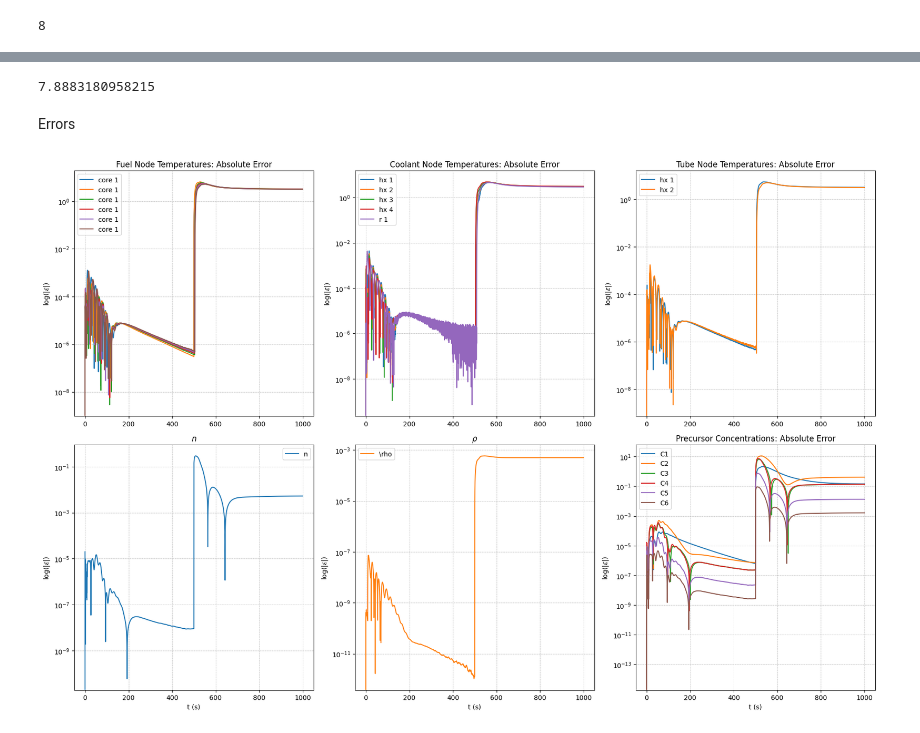
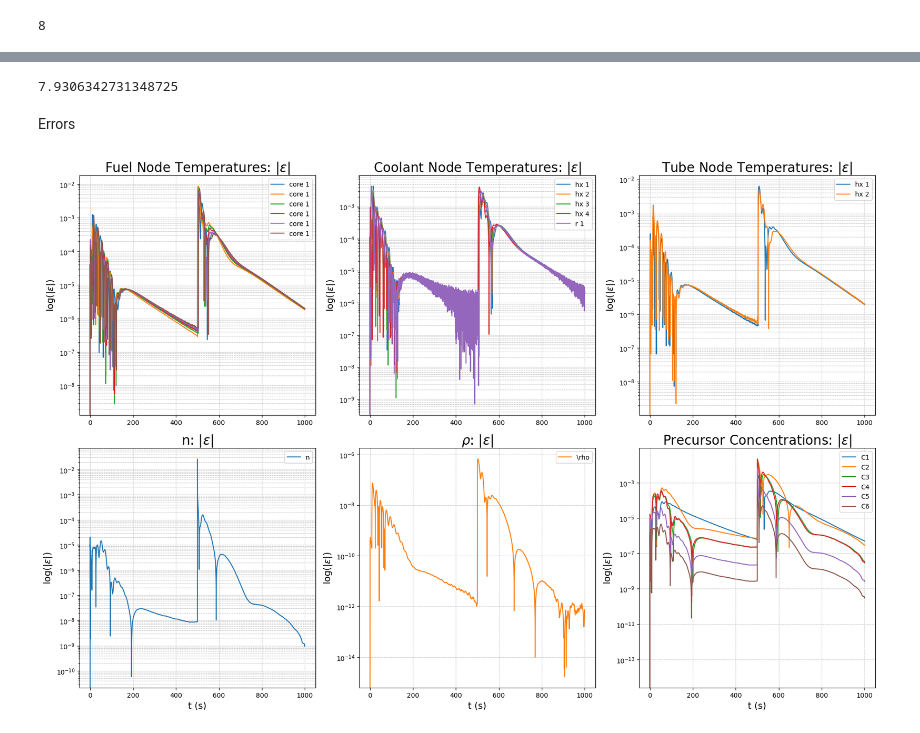
Before and after one commit to LukeLabrie/msc_eng_thesis, a Jupyter notebook: final_form/msre/model_validate.ipynb, the cells around one changed output, grey strips where cells are left out. Drawn from its saved outputs; the diff is of its cells as text; code cells hidden in the pictures.

```diff
--- a/final_form/msre/model_validate.ipynb
+++ b/final_form/msre/model_validate.ipynb
@@ -42,7 +42,7 @@ rho = Node(y0 = 0.0)
 
 # add reactivity input
 t_ins = 500
-inserted = 0.0
+inserted = 5e-4
 insert_duration = 0.0
 t_wd = 2500
 def rho_insert(t):
@@ -145,16 +145,16 @@ colors = ['tab:blue', 'tab:orange', 'tab:green', 'tab:red', 'tab:purple', 'tab:b
 
 # function to update the style of each axis
 def update_axis_style(ax, title, x_label='', y_label='', x_ticks=True):
-    ax.set_title(title)
-    ax.set_xlabel(x_label)
-    ax.set_ylabel(y_label)
+    ax.set_title(title,fontsize=20)
+    ax.set_xlabel(x_label,fontsize=14)
+    ax.set_ylabel(y_label,fontsize=14)
     ax.grid(True, which='both', linestyle='--', linewidth=0.5)
     ax.tick_params(axis='x', which='both', bottom=x_ticks, top=False, labelbottom=x_ticks)
     ax.tick_params(axis='y', which='both', left=True, right=False, labelleft=True)
 
 # Fuel temperatures
 sol_jit = np.array(sol_jit)
-update_axis_style(axs[0, 0], "Fuel Node Temperatures (C)", y_label=r"$^\circ$ C")
+update_axis_style(axs[0, 0], r"Fuel Node Temperatures ($^\circ$C)", y_label=r"$^\circ$ C")
 axs[0,0].plot(T,T_cf1.y_out,label="core 1",color=colors[0])
 axs[0,0].plot(T,T_cf2.y_out,label="core 2",color=colors[1])
 axs[0,0].plot(T,T_hf1.y_out,label="hx 1",color=colors[2])
@@ -169,7 +169,7 @@ axs[0,0].plot(T,df_simulink["hx(:,5)"],color=colors[4],linestyle="--")
 axs[0,0].plot(T,df_simulink["hx(:,6)"],color=colors[5],linestyle="--")
 
 # Coolant temperatures
-update_axis_style(axs[0, 1], "Coolant Node Temperatures (C)", y_label=r"$^\circ$ C")
+update_axis_style(axs[0, 1], r"Coolant Node Temperatures ($^\circ$C)", y_label=r"$^\circ$ C")
 axs[0, 1].plot(T, T_hc1.y_out, label=f"hx 1", color=colors[0])
 axs[0, 1].plot(T, T_hc2.y_out, label=f"hx 2", color=colors[1])
 axs[0, 1].plot(T, T_hc3.y_out, label=f"hx 3", color=colors[2])
@@ -182,7 +182,7 @@ axs[0,1].plot(T,df_simulink["hx(:,12)"],color=colors[3],linestyle="--")
 axs[0,1].plot(T,df_simulink["radiator(:,3)"],color=colors[4],linestyle="--")
 
 # Tube node temperatures
-update_axis_style(axs[0, 2], "Tube Node Temperatures (C)", y_label=r"$^\circ$ C")
+update_axis_style(axs[0, 2], r"Tube Node Temperatures ($^\circ$C)", y_label=r"$^\circ$ C")
 axs[0,2].plot(T,T_ht1.y_out,label="hx 1",color=colors[0])
 axs[0,2].plot(T,T_ht2.y_out,label="hx 2",color=colors[1])
 axs[0,2].plot(T,df_simulink["hx(:,7)"],color=colors[0],linestyle="--")
@@ -225,7 +245,7 @@ plt.show()
 # %%
 P*n.y_out[-1]
 # %% [output]
-7.8883180958215
+7.9306342731348725
 # %% [markdown]
 Errors
 # %%
@@ -236,9 +256,9 @@ colors = ['tab:blue', 'tab:orange', 'tab:green', 'tab:red', 'tab:purple', 'tab:b
 
 # Function to update the style of each axis
 def update_axis_style(ax, title, x_label='', y_label='', x_ticks=True):
-    ax.set_title(title)
-    ax.set_xlabel(x_label)
-    ax.set_ylabel(y_label)
+    ax.set_title(title,fontsize=20)
+    ax.set_xlabel(x_label,fontsize=14)
+    ax.set_ylabel(y_label,fontsize=14)
     ax.grid(True, which='both', linestyle='--', linewidth=0.5)
     ax.tick_params(axis='x', which='both', bottom=x_ticks, top=False, labelbottom=x_ticks)
     ax.tick_params(axis='y', which='both', left=True, right=False, labelleft=True)
@@ -247,7 +267,7 @@ def update_axis_style(ax, title, x_label='', y_label='', x_ticks=True):
 # Applying the updated style to the subplots
 # Fuel temperatures
 sol_jit = np.array(sol_jit)
-update_axis_style(axs[0, 0], "Fuel Node Temperatures: Absolute Error", y_label=r"log($|\epsilon|$)")
+update_axis_style(axs[0, 0], r"Fuel Node Temperatures: $|\epsilon|$", y_label=r"log($|\epsilon|$)")
 axs[0,0].plot(T,pd.DataFrame.abs(T_cf1.y_out-df_simulink["core(:,18)"]),label="core 1",color=colors[0])
 axs[0,0].plot(T,pd.DataFrame.abs(T_cf2.y_out-df_simulink["core(:,19)"]),label="core 1",color=colors[1])
 axs[0,0].plot(T,pd.DataFrame.abs(T_hf1.y_out-df_simulink["hx(:,3)"]),label="core 1",color=colors[2])
@@ -256,40 +276,40 @@ axs[0,0].plot(T,pd.DataFrame.abs(T_hf3.y_out-df_simulink["hx(:,5)"]),label="core
 axs[0,0].plot(T,pd.DataFrame.abs(T_hf4.y_out-df_simulink["hx(:,6)"]),label="core 1",color=colors[5])
 
 # # Coolant temperatures
-update_axis_style(axs[0, 1], "Coolant Node Temperatures: Absolute Error",y_label=r"log($|\epsilon|$)")
+update_axis_style(axs[0, 1], r"Coolant Node Temperatures: $|\epsilon|$",y_label=r"log($|\epsilon|$)")
 axs[0, 1].plot(T, pd.DataFrame.abs(T_hc1.y_out - df_simulink["hx(:,9)"]), label="hx 1", color=colors[0])
 axs[0, 1].plot(T, pd.DataFrame.abs(T_hc2.y_out - df_simulink["hx(:,10)"]), label="hx 2", color=colors[1])
 axs[0, 1].plot(T, pd.DataFrame.abs(T_hc3.y_out - df_simulink["hx(:,11)"]), label="hx 3", color=colors[2])
 axs[0, 1].plot(T, pd.DataFrame.abs(T_hc4.y_out - df_simulink["hx(:,12)"]), label="hx 4", color=colors[3])
 axs[0, 1].plot(T, pd.DataFrame.abs(T_out_rc.y_out - df_simulink["radiator(:,3)"]), label="r 1", color=colors[4])
 
 # Tube Node Temperatures: Absolute Error
-update_axis_style(axs[0, 2], "Tube Node Temperatures: Absolute Error", y_label=r"log($|\epsilon|$)")
+update_axis_style(axs[0, 2], r"Tube Node Temperatures: $|\epsilon|$", y_label=r"log($|\epsilon|$)")
 axs[0, 2].plot(T, pd.DataFrame.abs(T_ht1.y_out - df_simulink["hx(:,7)"]), label="hx 1", color=colors[0])
 axs[0, 2].plot(T, pd.DataFrame.abs(T_ht2.y_out - df_simulink["hx(:,8)"]), label="hx 2", color=colors[1])
 
 # Precursor Concentrations: Absolute Error
-update_axis_style(axs[1, 2], "Precursor Concentrations: Absolute Error", x_label="t (s)", y_label=r"log($|\epsilon|$)")
+update_axis_style(axs[1, 2], r"Precursor Concentrations: $|\epsilon|$", x_label="t (s)", y_label=r"log($|\epsilon|$)")
 axs[1, 2].plot(T, pd.DataFrame.abs(C1.y_out - df_simulink["core(:,5)"]), label="C1", color=colors[0])
 axs[1, 2].plot(T, pd.DataFrame.abs(C2.y_out - df_simulink["core(:,7)"]), label="C2", color=colors[1])
 axs[1, 2].plot(T, pd.DataFrame.abs(C3.y_out - df_simulink["core(:,9)"]), label="C3", color=colors[2])
 axs[1, 2].plot(T, pd.DataFrame.abs(C4.y_out - df_simulink["core(:,11)"]), label="C4", color=colors[3])
 axs[1, 2].plot(T, pd.DataFrame.abs(C5.y_out - df_simulink["core(:,13)"]), label="C5", color=colors[4])
 axs[1, 2].plot(T, pd.DataFrame.abs(C6.y_out - df_simulink["core(:,15)"]), label="C6", color=colors[5])
 
 # # Multiplication factor temp
-update_axis_style(axs[1, 0], r"$n$", x_label="t (s)", y_label=r"log($|\epsilon|$)")
+update_axis_style(axs[1, 0], r"n: $|\epsilon|$", x_label="t (s)", y_label=r"log($|\epsilon|$)")
 axs[1, 0].plot(T, pd.DataFrame.abs(n.y_out - df_simulink["core(:,4)"]), label="n", color='tab:blue')
 
 # # Reactivity
-update_axis_style(axs[1, 1], r"$\rho$", x_label="t (s)",y_label=r"log($|\epsilon|$)")
+update_axis_style(axs[1, 1], r"$\rho$: $|\epsilon|$", x_label="t (s)",y_label=r"log($|\epsilon|$)")
 axs[1, 1].plot(T, pd.DataFrame.abs(rho.y_out-df_simulink["Gain"]-df_simulink["Gain1"]), label=r"\rho", color='tab:orange')
 
 # Adding legends
 for ax in axs.flat:
     ax.legend()
 
 plt.tight_layout()
 plt.show()
 # %% [output]
-[figure, old version]
+[figure, new version]
```
Also changed, not shown: parts of 4 cells of this notebook, 44 other files.
